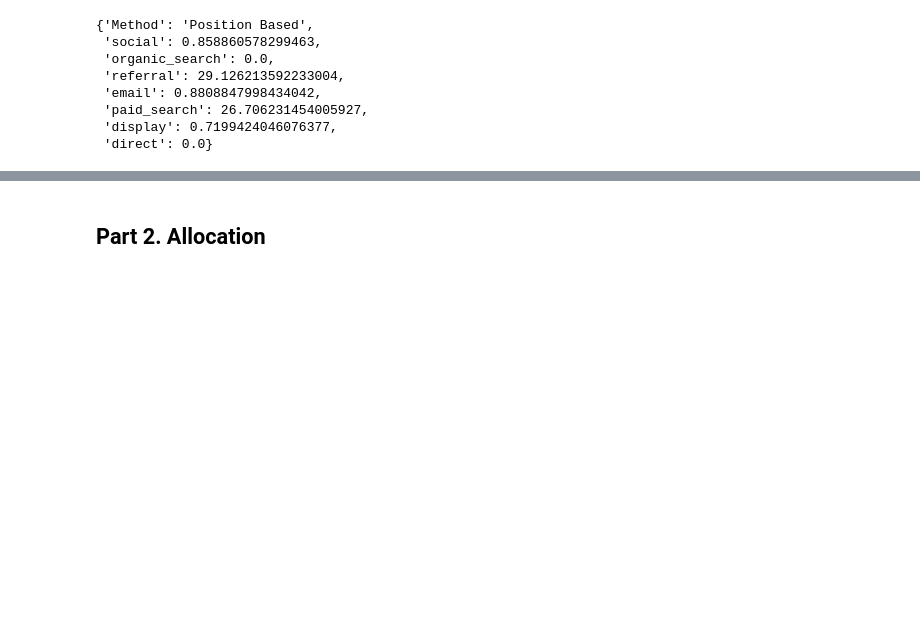
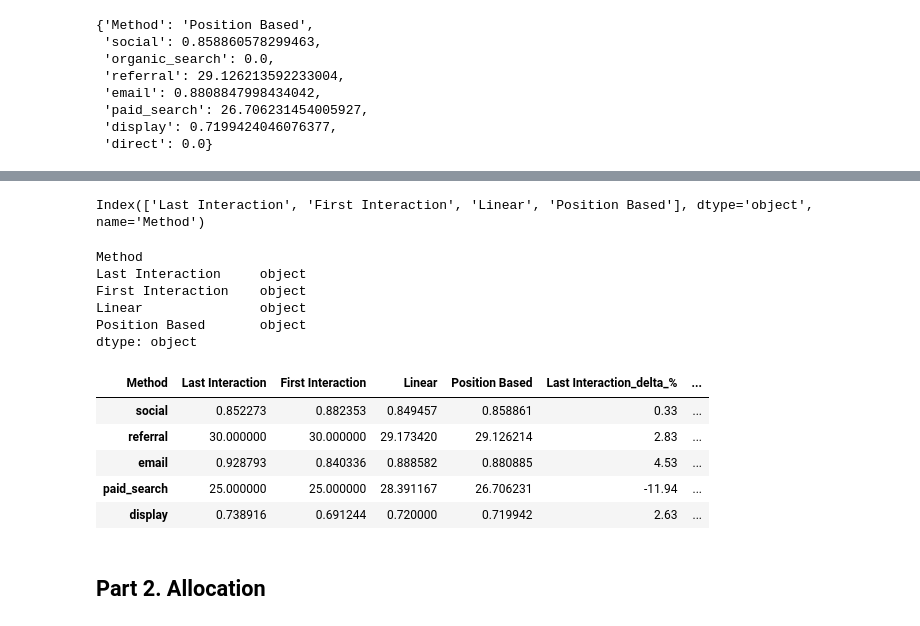
Before and after one commit to Dirodzz/Attribution-Allocation, a Jupyter notebook: Attribution and Allocation Code.ipynb, the cells around one changed output, grey strips where cells are left out. Drawn from its saved outputs; the diff is of its cells as text; code cells hidden in the pictures; blank space fills up the shorter version.

```diff
--- a/Attribution and Allocation Code.ipynb
+++ b/Attribution and Allocation Code.ipynb
@@ -382,0 +407,4 @@ CAC_calc(PB_count)
+# %%
+df_attr.drop('Method', axis = 0, inplace = True)
+
+df_attr
@@ -382,0 +420,6 @@ CAC_calc(PB_count)
+# %%
+# remove zore-cost channel
+
+df_attr.drop(['organic_search', 'direct'], axis = 0, inplace = True)
+
+df_attr
@@ -383,3 +433,33 @@ CAC_calc(PB_count)
+# %%
+df_attr.columns
+# %% [output]
+Index(['Last Interaction', 'First Interaction', 'Linear', 'Position Based'], dtype='object', name='Method')
+# %%
+df_attr.dtypes
+# %% [output]
+Method
+Last Interaction     object
+First Interaction    object
+Linear               object
+Position Based       object
+dtype: object
+# %%
+df_attr = df_attr.astype('float')
+# %%
+# Calculate changes in percentage term, using 'Linear Attribution' as the base line
+
+for i in df_attr.columns:
+    df_attr['{}_delta_%'.format(i)] = ((df_attr[i] - df_attr['Linear'])/df_attr['Linear']) * 100
+    df_attr['{}_delta_%'.format(i)] = df_attr['{}_delta_%'.format(i)].round(2)
+# %%
+df_attr
+# %% [output]
+| Method | Last Interaction | First Interaction | Linear | Position Based | Last Interaction_delta_% | ... |
+| social | 0.852273 | 0.882353 | 0.849457 | 0.858861 | 0.33 | ... |
+| referral | 30.000000 | 30.000000 | 29.173420 | 29.126214 | 2.83 | ... |
+| email | 0.928793 | 0.840336 | 0.888582 | 0.880885 | 4.53 | ... |
+| paid_search | 25.000000 | 25.000000 | 28.391167 | 26.706231 | -11.94 | ... |
+| display | 0.738916 | 0.691244 | 0.720000 | 0.719942 | 2.63 | ... |
 # %% [markdown]
 ## Part 2. Allocation
 # %% [markdown]
```
Also changed, not shown: parts of 6 cells of this notebook.
